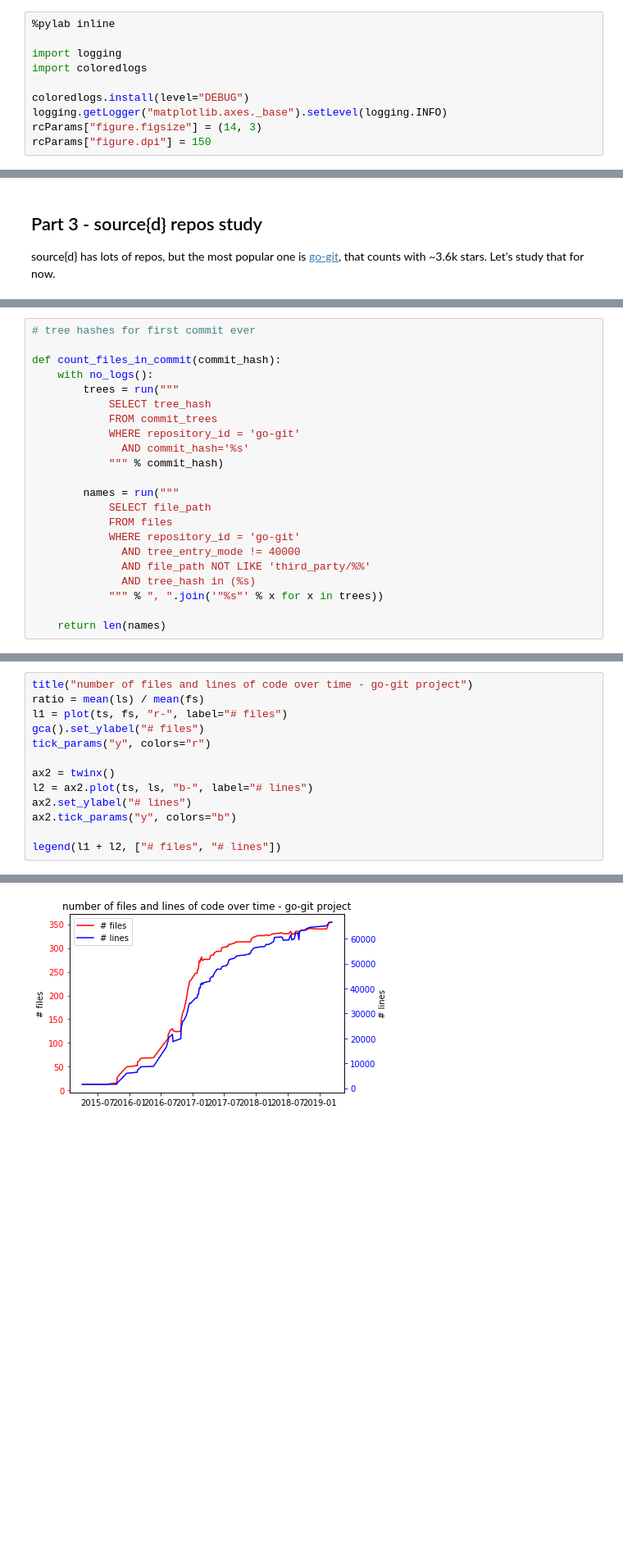
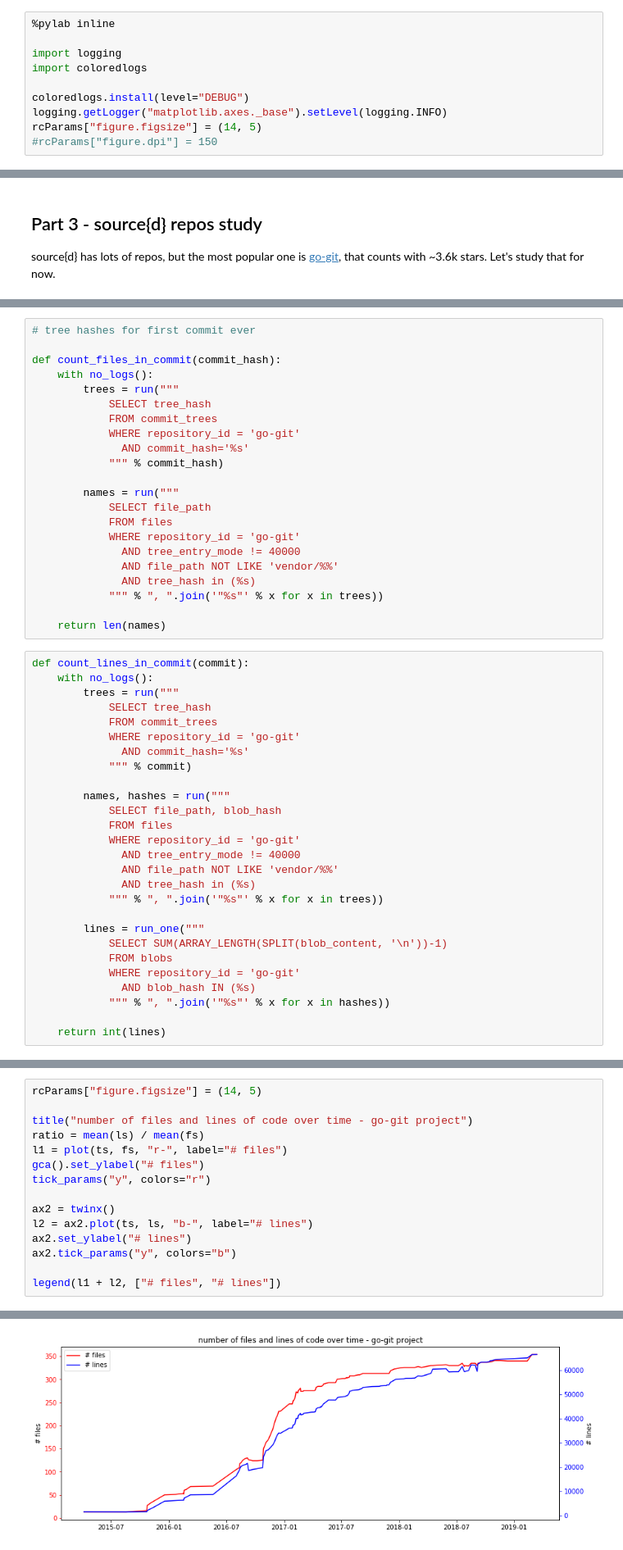
Before and after one commit to src-d/engine-analyses, a Jupyter notebook: srcd.ipynb, the cells around one changed output, grey strips where cells are left out. Shown at 82% size. Cells and saved outputs as stored; diff of their text form; blank space fills up the shorter version.

```diff
--- a/srcd.ipynb
+++ b/srcd.ipynb
@@ -342,6 +342,6 @@ import coloredlogs
 
 coloredlogs.install(level="DEBUG")
 logging.getLogger("matplotlib.axes._base").setLevel(logging.INFO)
-rcParams["figure.figsize"] = (14, 3)
-rcParams["figure.dpi"] = 150
+rcParams["figure.figsize"] = (14, 5)
+#rcParams["figure.dpi"] = 150
 # %% [output]
@@ -436,11 +485,38 @@ def count_files_in_commit(commit_hash):
             FROM files
             WHERE repository_id = 'go-git'
               AND tree_entry_mode != 40000
-              AND file_path NOT LIKE 'third_party/%%'
+              AND file_path NOT LIKE 'vendor/%%'
               AND tree_hash in (%s)
             """ % ", ".join('"%s"' % x for x in trees))
 
     return len(names)
+# %%
+def count_lines_in_commit(commit):
+    with no_logs():
+        trees = run("""
+            SELECT tree_hash
+            FROM commit_trees
+            WHERE repository_id = 'go-git'
+              AND commit_hash='%s'
+            """ % commit)
+
+        names, hashes = run("""
+            SELECT file_path, blob_hash
+            FROM files
+            WHERE repository_id = 'go-git'
+              AND tree_entry_mode != 40000
+              AND file_path NOT LIKE 'vendor/%%'
+              AND tree_hash in (%s)
+            """ % ", ".join('"%s"' % x for x in trees))
+
+        lines = run_one("""
+            SELECT SUM(ARRAY_LENGTH(SPLIT(blob_content, '\n'))-1)
+            FROM blobs
+            WHERE repository_id = 'go-git'
+              AND blob_hash IN (%s)
+            """ % ", ".join('"%s"' % x for x in hashes))
+
+    return int(lines)
 # %%
 from joblib import Parallel, delayed
 import multiprocessing
@@ -523,19 +554,21 @@ plot(ts, ls)
 # %%
+rcParams["figure.figsize"] = (14, 5)
+
 title("number of files and lines of code over time - go-git project")
 ratio = mean(ls) / mean(fs)
 l1 = plot(ts, fs, "r-", label="# files")
 gca().set_ylabel("# files")
 tick_params("y", colors="r")
 
 ax2 = twinx()
 l2 = ax2.plot(ts, ls, "b-", label="# lines")
 ax2.set_ylabel("# lines")
 ax2.tick_params("y", colors="b")
 
 legend(l1 + l2, ["# files", "# lines"])
 # %% [output]
 <matplotlib.legend.Legend at 0x...>
-[figure, old version]
+[figure, new version]
 # %% [markdown]
 ### Understanding commit velocity
 
```
Also changed, not shown: parts of 45 cells of this notebook.
